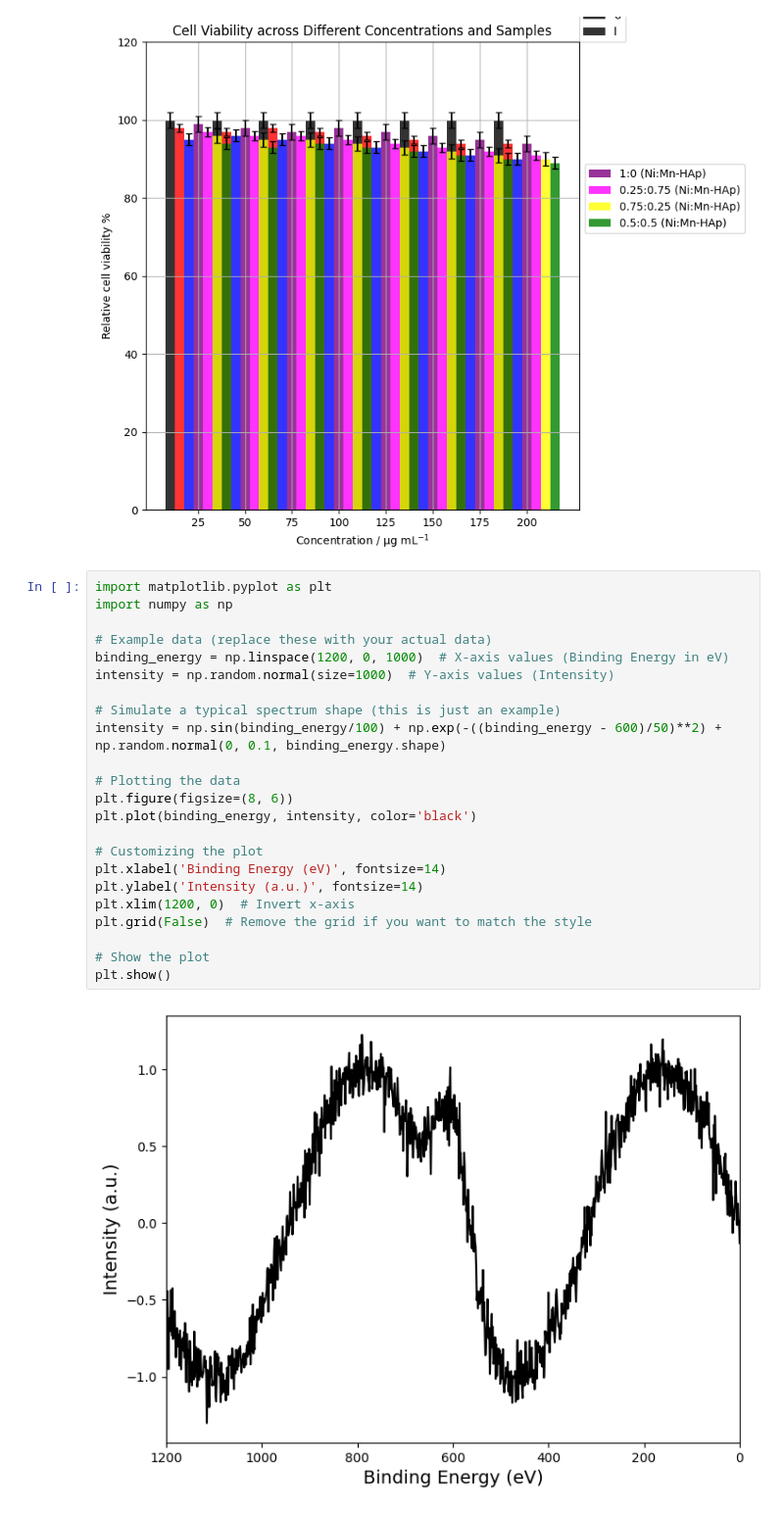
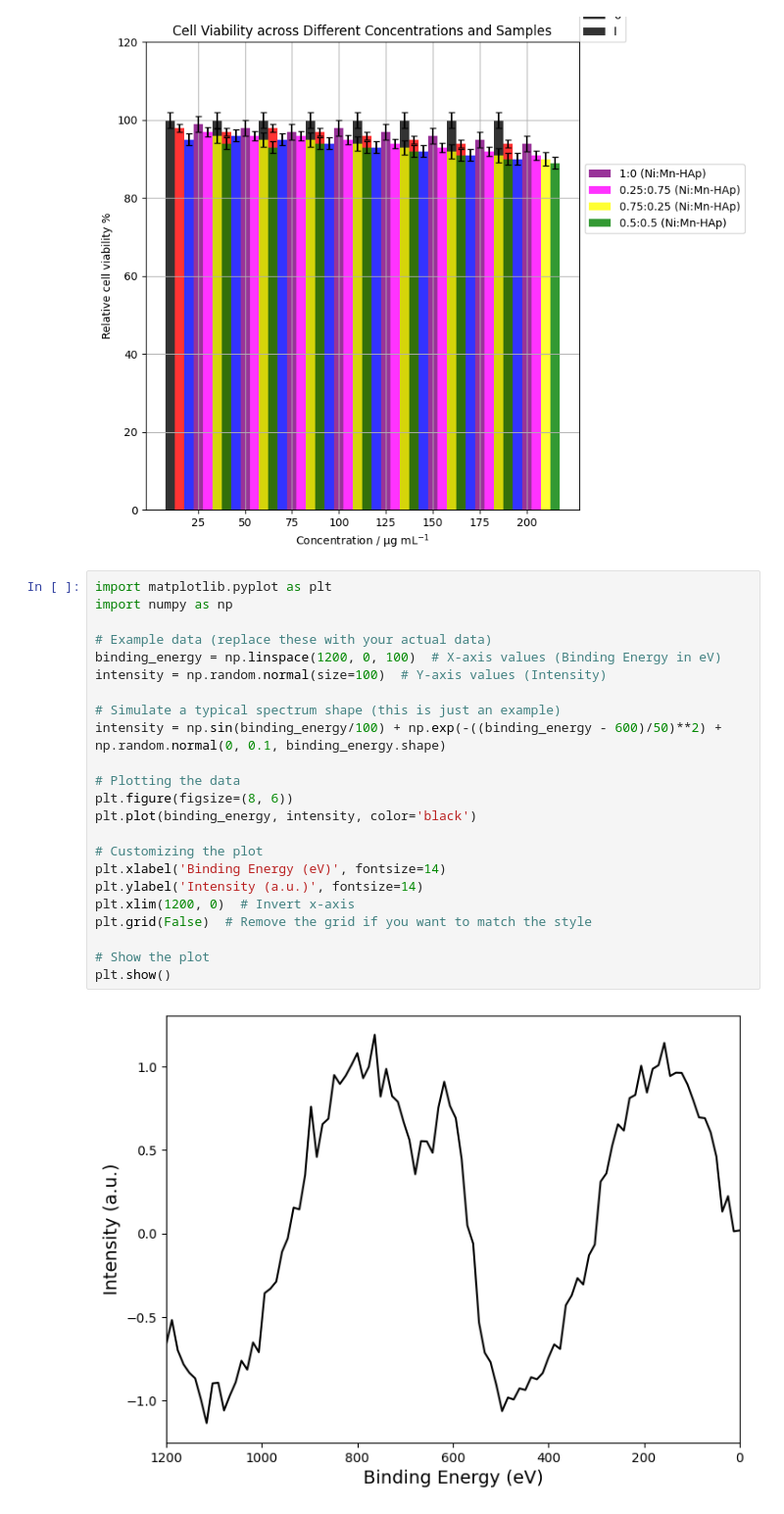
Before and after one commit to nguyendinhquan140701/LEDs_Data_Processing, a Jupyter notebook: Encode_Decode/draw/chart_MPPM.ipynb, the cells around one changed output. Shown at 98% size. Cells and saved outputs as stored; diff of their text form.

Commit message:
Draw chart positioning

```diff
--- a/Encode_Decode/draw/case1.ipynb
+++ b/Encode_Decode/draw/chart_MPPM.ipynb
@@ -329,25 +329,25 @@ plt.show()
 # %%
 import matplotlib.pyplot as plt
 import numpy as np
 
 # Example data (replace these with your actual data)
-binding_energy = np.linspace(1200, 0, 1000)  # X-axis values (Binding Energy in eV)
-intensity = np.random.normal(size=1000)  # Y-axis values (Intensity)
+binding_energy = np.linspace(1200, 0, 100)  # X-axis values (Binding Energy in eV)
+intensity = np.random.normal(size=100)  # Y-axis values (Intensity)
 
 # Simulate a typical spectrum shape (this is just an example)
 intensity = np.sin(binding_energy/100) + np.exp(-((binding_energy - 600)/50)**2) + np.random.normal(0, 0.1, binding_energy.shape)
 
 # Plotting the data
 plt.figure(figsize=(8, 6))
 plt.plot(binding_energy, intensity, color='black')
 
 # Customizing the plot
 plt.xlabel('Binding Energy (eV)', fontsize=14)
 plt.ylabel('Intensity (a.u.)', fontsize=14)
 plt.xlim(1200, 0)  # Invert x-axis
 plt.grid(False)  # Remove the grid if you want to match the style
 
 # Show the plot
 plt.show()
 # %% [output]
-[figure, old version]
+[figure, new version]
```
Also changed, not shown: 6 other files.
